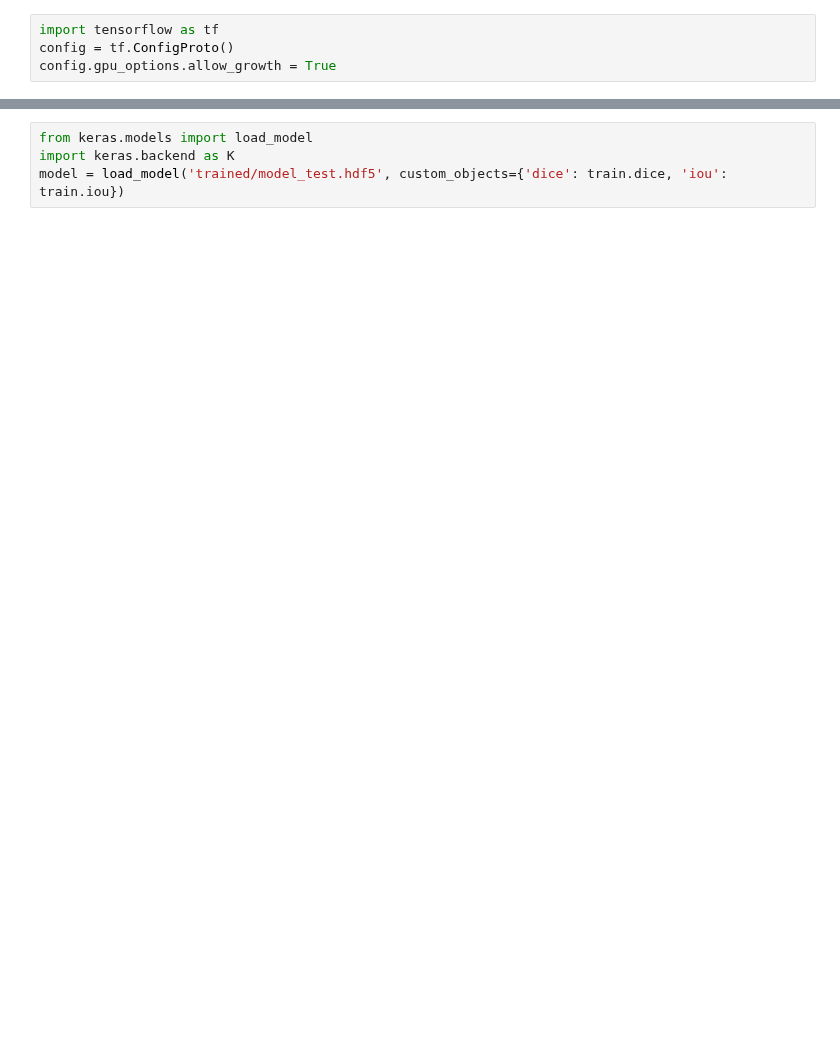
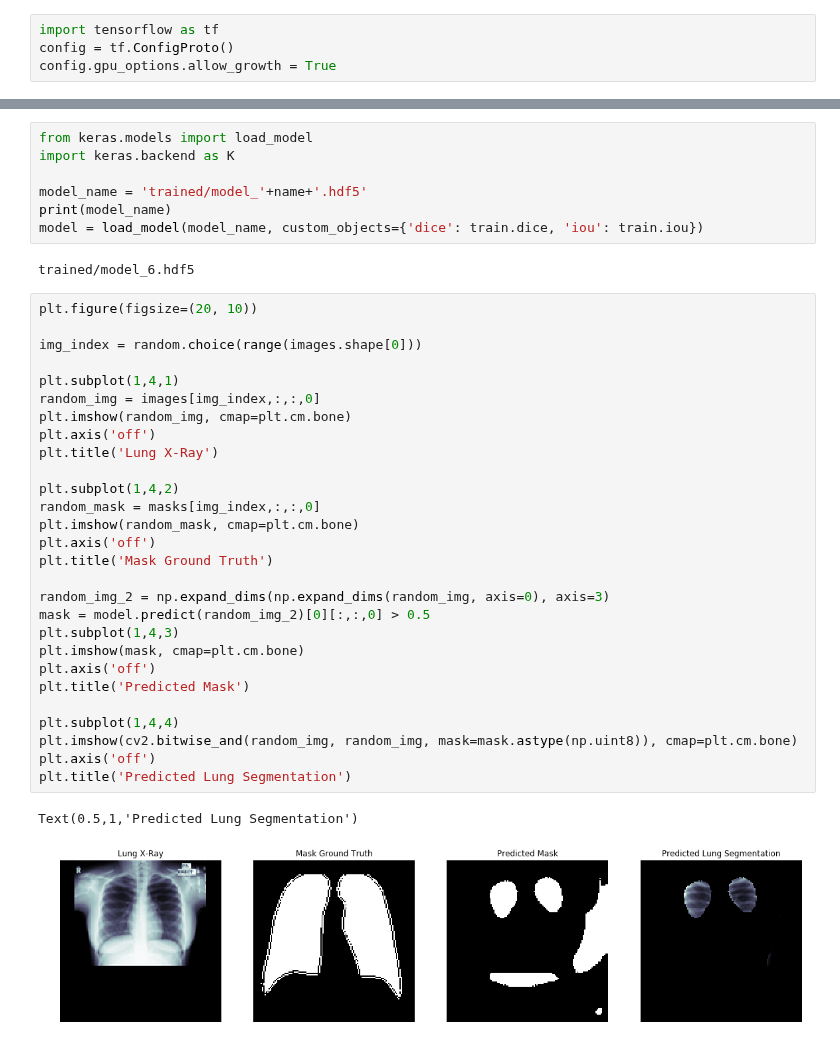
Before and after one commit to mdai/ml-lessons, a Jupyter notebook: lesson2-lung-xrays-segmentation.ipynb, the cells around one changed output, grey strips where cells are left out. Cells and saved outputs as stored; diff of their text form; blank space fills up the shorter version.

Commit message:
prediction runs

```diff
--- a/lesson2-lung-xrays-segmentation.ipynb
+++ b/lesson2-lung-xrays-segmentation.ipynb
@@ -223,7 +203,43 @@ dict_keys(['val_loss', 'val_acc', 'val_dice', 'val_iou', 'loss', 'acc', 'dice',
 # %%
 from keras.models import load_model
 import keras.backend as K
-model = load_model('trained/model_test.hdf5', custom_objects={'dice': train.dice, 'iou': train.iou})
+
+model_name = 'trained/model_'+name+'.hdf5'
+print(model_name)
+model = load_model(model_name, custom_objects={'dice': train.dice, 'iou': train.iou})
+# %% [output]
+trained/model_6.hdf5
+# %%
+plt.figure(figsize=(20, 10))
+
+img_index = random.choice(range(images.shape[0]))
+
+plt.subplot(1,4,1)
+random_img = images[img_index,:,:,0]
+plt.imshow(random_img, cmap=plt.cm.bone)
+plt.axis('off')
+plt.title('Lung X-Ray')
+
+plt.subplot(1,4,2)
+random_mask = masks[img_index,:,:,0]
+plt.imshow(random_mask, cmap=plt.cm.bone)
+plt.axis('off')
+plt.title('Mask Ground Truth')
+
+random_img_2 = np.expand_dims(np.expand_dims(random_img, axis=0), axis=3)
+mask = model.predict(random_img_2)[0][:,:,0] > 0.5
+plt.subplot(1,4,3)
+plt.imshow(mask, cmap=plt.cm.bone)
+plt.axis('off')
+plt.title('Predicted Mask')
+
+plt.subplot(1,4,4)
+plt.imshow(cv2.bitwise_and(random_img, random_img, mask=mask.astype(np.uint8)), cmap=plt.cm.bone)
+plt.axis('off')
+plt.title('Predicted Lung Segmentation')
+# %% [output]
+Text(0.5,1,'Predicted Lung Segmentation')
+[figure, added]
 # %%
 model.summary()
 # %% [output]
```
Also changed, not shown: parts of 21 cells of this notebook, 2 other files.
